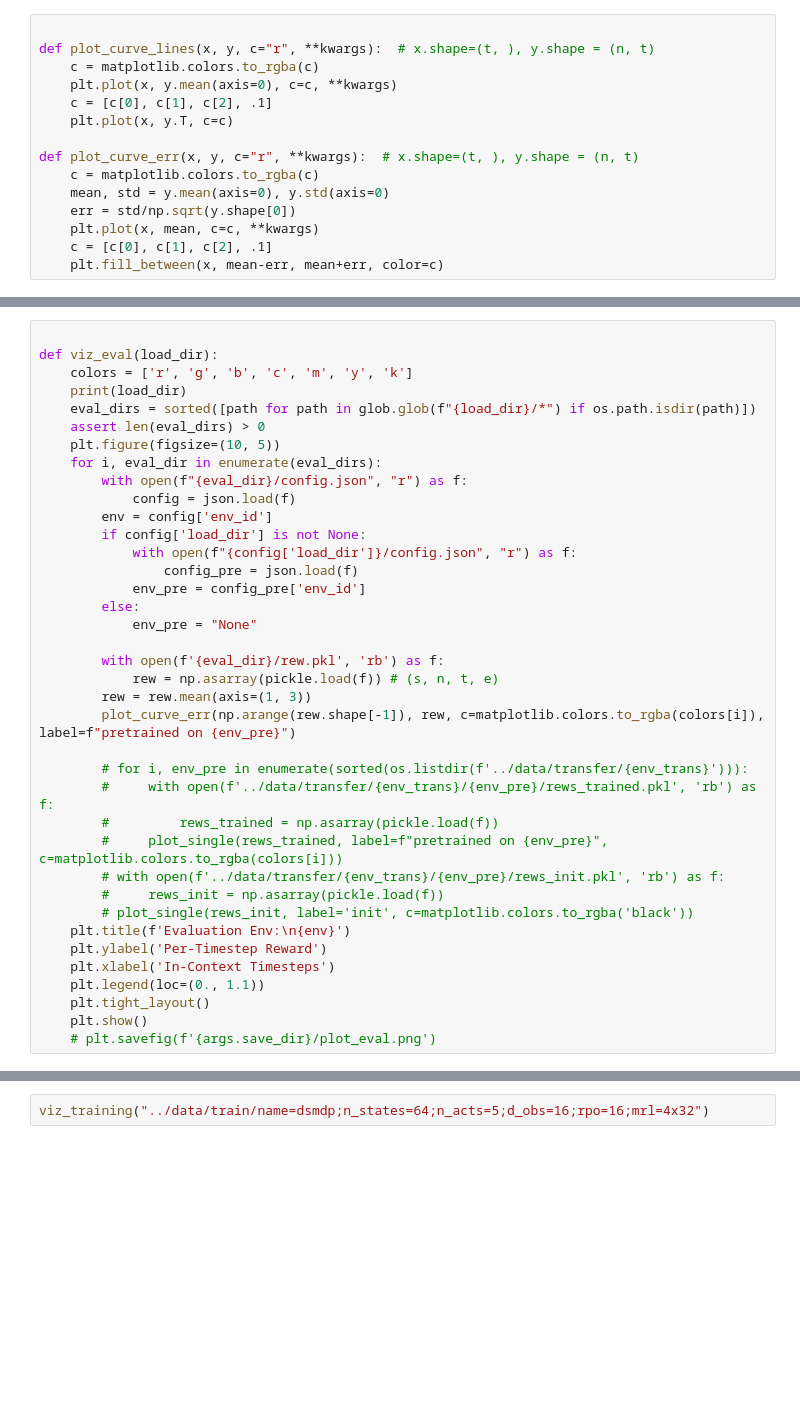
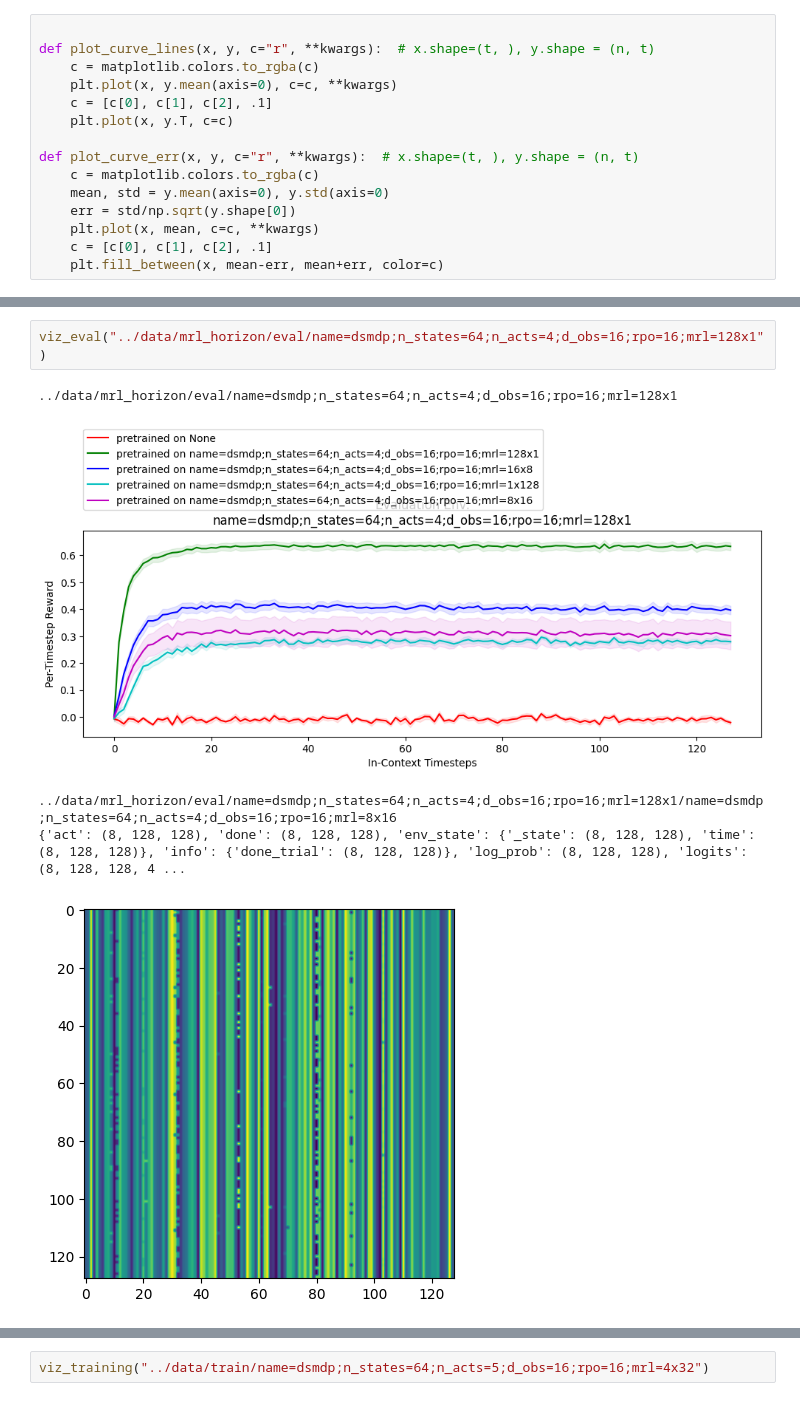
Before and after one commit to akarshkumar0101/synthetic-mdps, a Jupyter notebook: src/viz_results.ipynb, the cells around one changed output, grey strips where cells are left out. Drawn from its saved outputs; the diff is of its cells as text; blank space fills up the shorter version.

```diff
--- a/src/viz_results.ipynb
+++ b/src/viz_results.ipynb
@@ -146,38 +178,8 @@ viz_eval("../data/eval/name=dsmdp;n_states=64;n_acts=4;d_obs=16;rpo=16;mrl=128x1
-# %%
-
-def viz_eval(load_dir):
-    colors = ['r', 'g', 'b', 'c', 'm', 'y', 'k']
-    print(load_dir)
-    eval_dirs = sorted([path for path in glob.glob(f"{load_dir}/*") if os.path.isdir(path)])
-    assert len(eval_dirs) > 0
-    plt.figure(figsize=(10, 5))
-    for i, eval_dir in enumerate(eval_dirs):
-        with open(f"{eval_dir}/config.json", "r") as f:
-            config = json.load(f)
-        env = config['env_id']
-        if config['load_dir'] is not None:
-            with open(f"{config['load_dir']}/config.json", "r") as f:
-                config_pre = json.load(f)
-            env_pre = config_pre['env_id']
-        else:
-            env_pre = "None"
-
-        with open(f'{eval_dir}/rew.pkl', 'rb') as f:
-            rew = np.asarray(pickle.load(f)) # (s, n, t, e)
-        rew = rew.mean(axis=(1, 3))
-        plot_curve_err(np.arange(rew.shape[-1]), rew, c=matplotlib.colors.to_rgba(colors[i]), label=f"pretrained on {env_pre}")
-
-        # for i, env_pre in enumerate(sorted(os.listdir(f'../data/transfer/{env_trans}'))):
-        #     with open(f'../data/transfer/{env_trans}/{env_pre}/rews_trained.pkl', 'rb') as f:
-        #         rews_trained = np.asarray(pickle.load(f))
-        #     plot_single(rews_trained, label=f"pretrained on {env_pre}", c=matplotlib.colors.to_rgba(colors[i]))
-        # with open(f'../data/transfer/{env_trans}/{env_pre}/rews_init.pkl', 'rb') as f:
-        #     rews_init = np.asarray(pickle.load(f))
-        # plot_single(rews_init, label='init', c=matplotlib.colors.to_rgba('black'))
-    plt.title(f'Evaluation Env:\n{env}')
-    plt.ylabel('Per-Timestep Reward')
-    plt.xlabel('In-Context Timesteps')
-    plt.legend(loc=(0., 1.1))
-    plt.tight_layout()
-    plt.show()
-    # plt.savefig(f'{args.save_dir}/plot_eval.png')
+# %%
+viz_eval("../data/mrl_horizon/eval/name=dsmdp;n_states=64;n_acts=4;d_obs=16;rpo=16;mrl=128x1")
+# %% [output]
+../data/mrl_horizon/eval/name=dsmdp;n_states=64;n_acts=4;d_obs=16;rpo=16;mrl=128x1
+[figure, added]
+../data/mrl_horizon/eval/name=dsmdp;n_states=64;n_acts=4;d_obs=16;rpo=16;mrl=128x1/name=dsmdp;n_states=64;n_acts=4;d_obs=16;rpo=16;mrl=8x16
+{'act': (8, 128, 128), 'done': (8, 128, 128), 'env_state': {'_state': (8, 128, 128), 'time': (8, 128, 128)}, 'info': {'done_trial': (8, 128, 128)}, 'log_prob': (8, 128, 128), 'logits': (8, 128, 128, 4 ...
+[figure, added]
```
Also changed, not shown: parts of 10 cells of this notebook, 9 other files.
